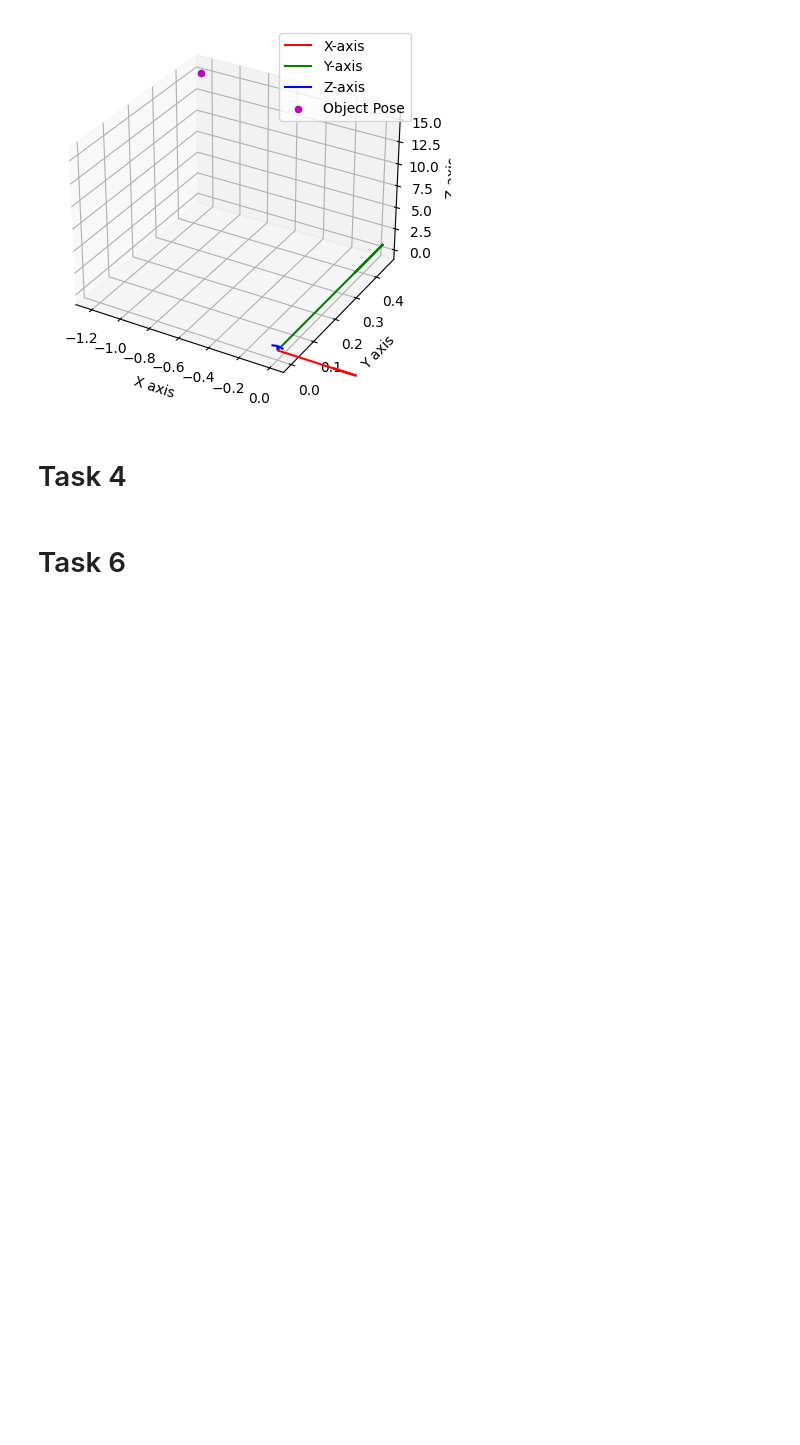
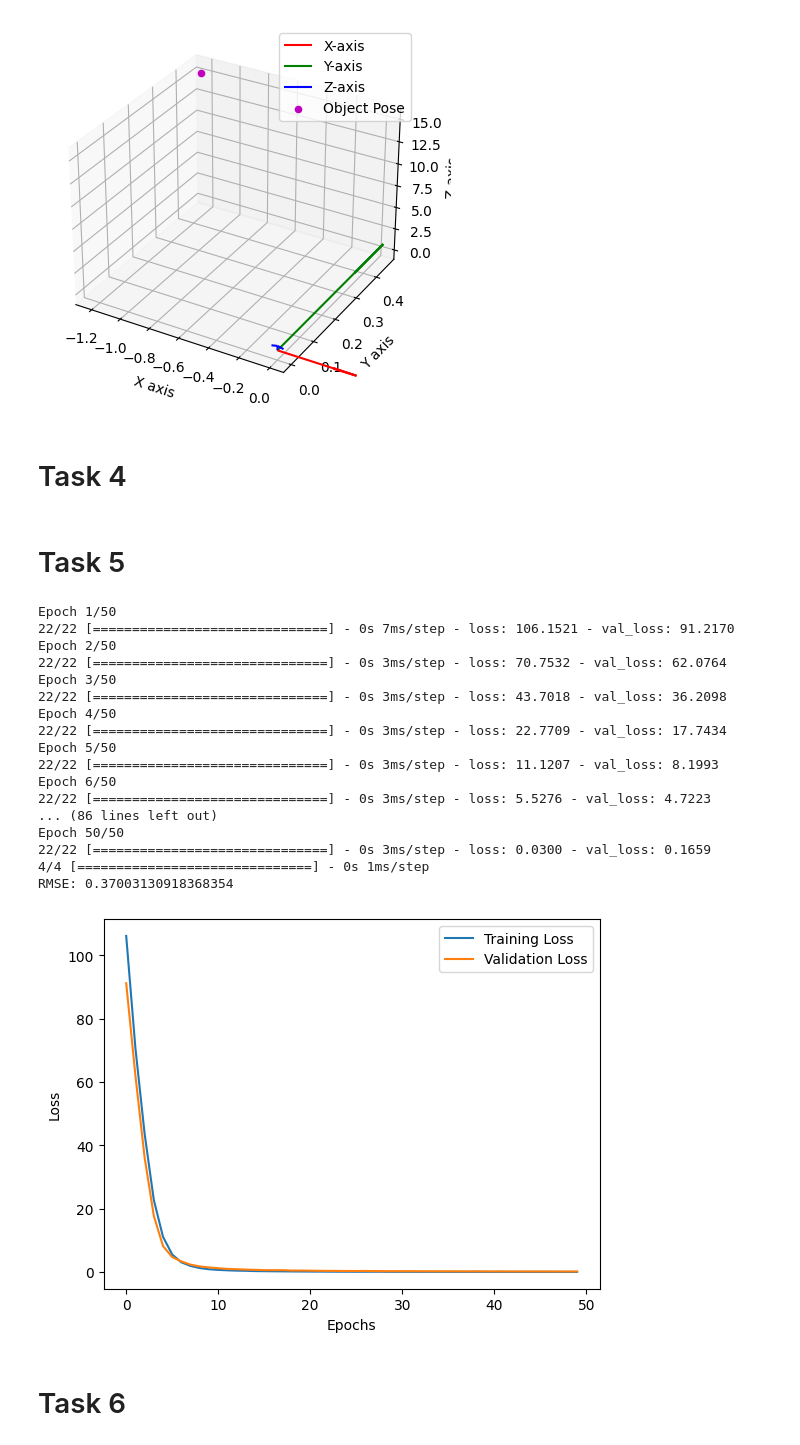
Before and after one commit to SCHAB2210/Assignments_MAS512, a Jupyter notebook: Assignment1_gr2.ipynb, the cells around one changed output. Drawn from its saved outputs; the diff is of its cells as text; code cells hidden in the pictures; blank space fills up the shorter version.

```diff
--- a/Assignment1_gr2.ipynb
+++ b/Assignment1_gr2.ipynb
@@ -488,6 +496,64 @@ for i, result in enumerate(results):
 
     print(f'{model_name} Train Error: Mean = {mean_train:.2f}, Std = {std_train:.2f}')
     print(f'{model_name} Test Error: Mean = {mean_test:.2f}, Std = {std_test:.2f}')
+# %% [markdown]
+# Task 5
+# %%
+# Step 1: Generate the data
+np.random.seed(42)
+x = np.random.randn(1000, 100)
+beta_0 = 7
+beta_1 = 1
+y = beta_0 + beta_1 * x.sum(axis=1)
+
+# Step 2: Split the data
+x_train, x_temp, y_train, y_temp = train_test_split(x, y, test_size=0.3, random_state=42)
+x_val, x_test, y_val, y_test = train_test_split(x_temp, y_temp, test_size=0.33, random_state=42)
+
+# Step 3: Define the CNN model
+model = Sequential([
+    Conv1D(32, kernel_size=3, activation='relu', input_shape=(100, 1)),
+    Flatten(),
+    Dense(64, activation='relu'),
+    Dense(1)
+])
+
+model.compile(optimizer='adam', loss='mean_squared_error')
+
+# Step 4: Train the model
+history = model.fit(x_train[..., np.newaxis], y_train, epochs=50, validation_data=(x_val[..., np.newaxis], y_val))
+
+# Step 5: Evaluate the model
+y_pred = model.predict(x_test[..., np.newaxis])
+rmse = np.sqrt(np.mean((y_test - y_pred.squeeze())**2))
+print(f'RMSE: {rmse}')
+
+# Plot the RMSE
+plt.plot(history.history['loss'], label='Training Loss')
+plt.plot(history.history['val_loss'], label='Validation Loss')
+plt.xlabel('Epochs')
+plt.ylabel('Loss')
+plt.legend()
+plt.show()
+# %% [output]
+Epoch 1/50
+22/22 [==============================] - 0s 7ms/step - loss: 106.1521 - val_loss: 91.2170
+Epoch 2/50
+22/22 [==============================] - 0s 3ms/step - loss: 70.7532 - val_loss: 62.0764
+Epoch 3/50
+22/22 [==============================] - 0s 3ms/step - loss: 43.7018 - val_loss: 36.2098
+Epoch 4/50
+22/22 [==============================] - 0s 3ms/step - loss: 22.7709 - val_loss: 17.7434
+Epoch 5/50
+22/22 [==============================] - 0s 3ms/step - loss: 11.1207 - val_loss: 8.1993
+Epoch 6/50
+22/22 [==============================] - 0s 3ms/step - loss: 5.5276 - val_loss: 4.7223
+... (86 lines left out)
+Epoch 50/50
+22/22 [==============================] - 0s 3ms/step - loss: 0.0300 - val_loss: 0.1659
+4/4 [==============================] - 0s 1ms/step
+RMSE: 0.37003130918368354
+[figure, added]
 # %% [markdown]
 # Task 6
 # %%
```
Also changed, not shown: parts of 3 cells of this notebook, 2 other files.
